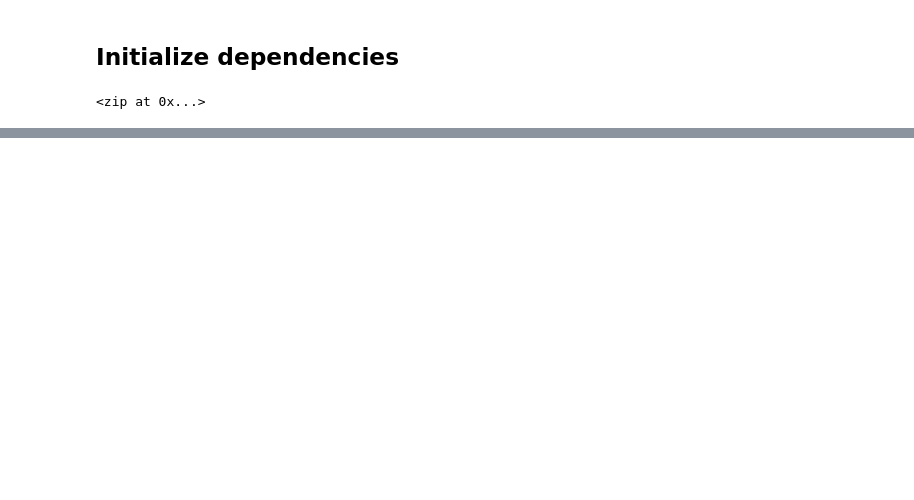
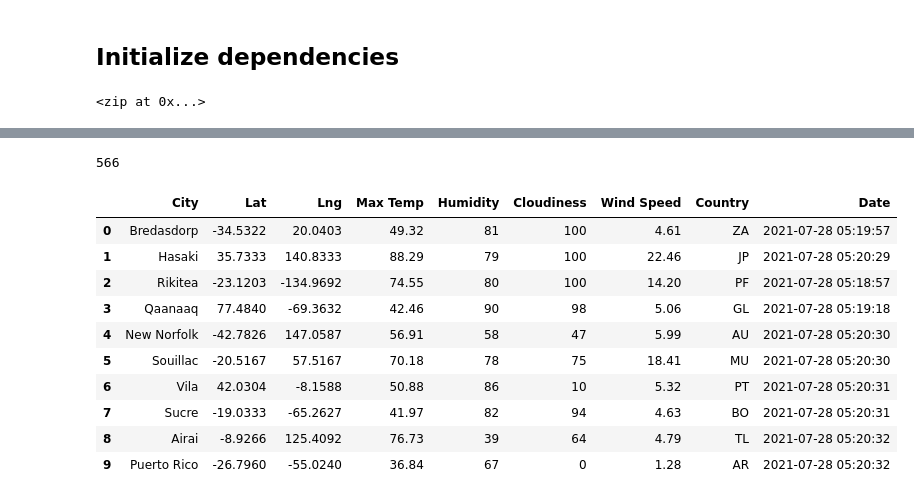
Before and after one commit to AKumar1-lab/World_Weather_Analysis, a Jupyter notebook: WeatherPy.ipynb, the cells around one changed output, grey strips where cells are left out. Drawn from its saved outputs; the diff is of its cells as text; code cells hidden in the pictures; blank space fills up the shorter version.

Commit message:
city weather dataframe add

```diff
--- a/WeatherPy.ipynb
+++ b/WeatherPy.ipynb
@@ -15,0 +21,4 @@ lat_lngs
+# %%
+# Use the tuple() function to display the latitude and longitude combinations.
+for coordinate in coordinates:
+    print(coordinate[0], coordinate[1])
@@ -15,0 +31,3 @@ lat_lngs
+# %%
+# Add the latitudes and longitudes to a list.
+coordinates = list(lat_lngs)
@@ -16,2 +54,7 @@ lat_lngs
 # %%
 from citipy import citipy
+# %%
+# Use the tuple() function to display the latitude and longitude combinations.
+for coordinate in coordinates:
+    print(citipy.nearest_city(coordinate[0], coordinate[1]).city_name,
+          citipy.nearest_city(coordinate[0], coordinate[1]).country_code)
@@ -31,0 +104,3 @@ len(cities)
+# %%
+# Starting URL for Weather Map API Call.
+url = "http://api.openweathermap.org/data/2.5/weather?units=Imperial&APPID=" + open_weather_api_key
@@ -31,0 +187,20 @@ len(cities)
+# %%
+len(city_data)
+# %% [output]
+566
+# %%
+# Convert the array of dictionaries to a Pandas DataFrame.
+city_data_df = pd.DataFrame(city_data)
+city_data_df.head(10)
+# %% [output]
+|  | City | Lat | Lng | Max Temp | Humidity | Cloudiness | Wind Speed | Country | Date |
+| 0 | Bredasdorp | -34.5322 | 20.0403 | 49.32 | 81 | 100 | 4.61 | ZA | 2021-07-28 05:19:57 |
+| 1 | Hasaki | 35.7333 | 140.8333 | 88.29 | 79 | 100 | 22.46 | JP | 2021-07-28 05:20:29 |
+| 2 | Rikitea | -23.1203 | -134.9692 | 74.55 | 80 | 100 | 14.20 | PF | 2021-07-28 05:18:57 |
+| 3 | Qaanaaq | 77.4840 | -69.3632 | 42.46 | 90 | 98 | 5.06 | GL | 2021-07-28 05:19:18 |
+| 4 | New Norfolk | -42.7826 | 147.0587 | 56.91 | 58 | 47 | 5.99 | AU | 2021-07-28 05:20:30 |
+| 5 | Souillac | -20.5167 | 57.5167 | 70.18 | 78 | 75 | 18.41 | MU | 2021-07-28 05:20:30 |
+| 6 | Vila | 42.0304 | -8.1588 | 50.88 | 86 | 10 | 5.32 | PT | 2021-07-28 05:20:31 |
+| 7 | Sucre | -19.0333 | -65.2627 | 41.97 | 82 | 94 | 4.63 | BO | 2021-07-28 05:20:31 |
+| 8 | Airai | -8.9266 | 125.4092 | 76.73 | 39 | 64 | 4.79 | TL | 2021-07-28 05:20:32 |
+| 9 | Puerto Rico | -26.7960 | -55.0240 | 36.84 | 67 | 0 | 1.28 | AR | 2021-07-28 05:20:32 |
```
Also changed, not shown: parts of 12 cells of this notebook, 2 other files.
